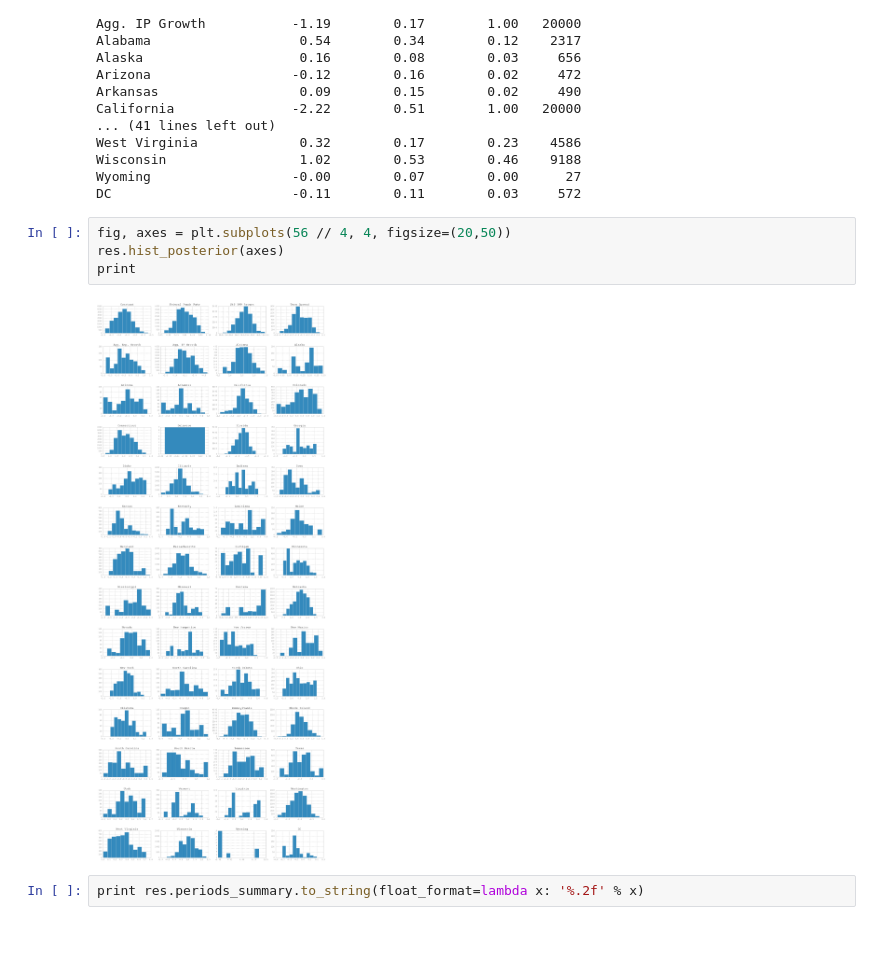
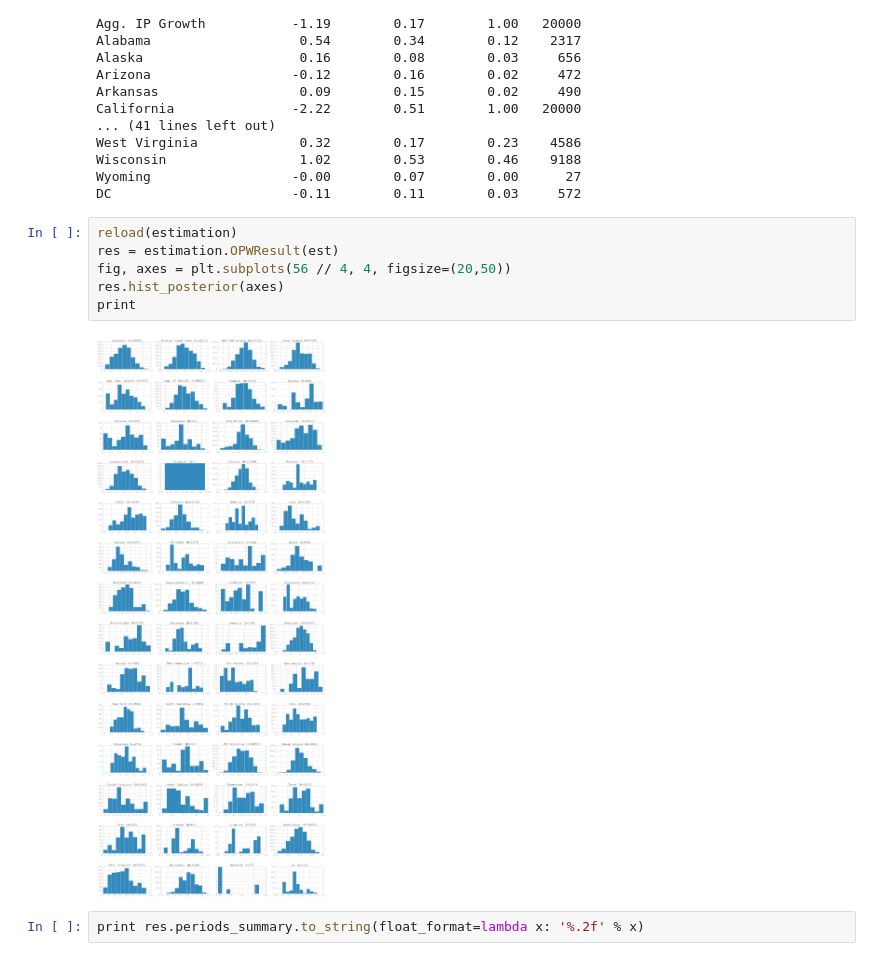
Before and after one commit to ChadFulton/opw_forecast, a Jupyter notebook: Example - 40000 Iterations.ipynb, the cells around one changed output. Cells and saved outputs as stored; diff of their text form.

Commit message:
ENH: Added inclusion number to histogram titles.

```diff
--- a/Example - 40000 Iterations.ipynb
+++ b/Example - 40000 Iterations.ipynb
@@ -66,11 +66,13 @@ Wisconsin                 1.02        0.53        0.46    9188
 Wyoming                  -0.00        0.07        0.00      27
 DC                       -0.11        0.11        0.03     572
 # %%
+reload(estimation)
+res = estimation.OPWResult(est)
 fig, axes = plt.subplots(56 // 4, 4, figsize=(20,50))
 res.hist_posterior(axes)
 print
 # %% [output]
-[figure, old version]
+[figure, new version]
 # %%
 print res.periods_summary.to_string(float_format=lambda x: '%.2f' % x)
 # %% [output]
```
Also changed, not shown: 1 other file.
